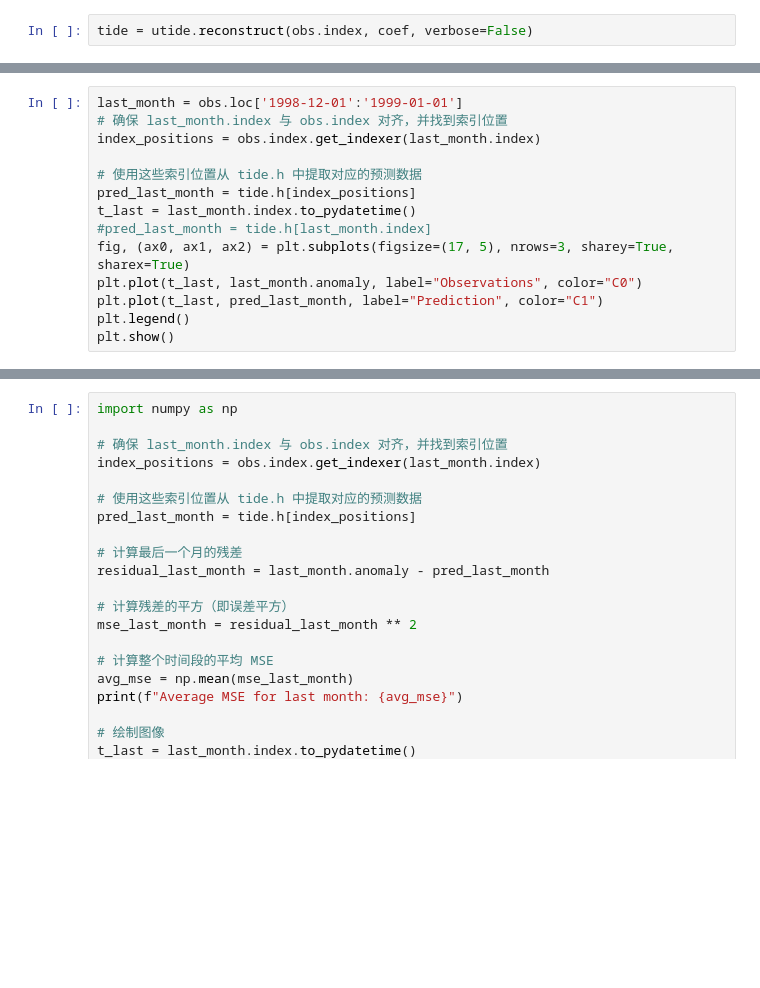
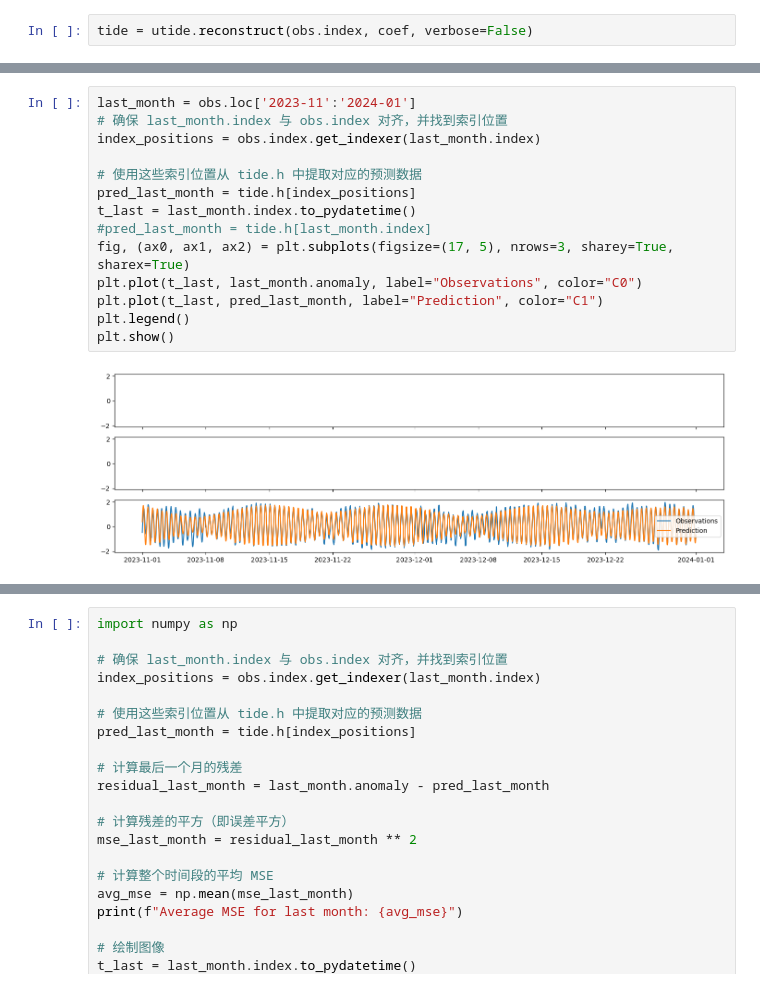
Before and after one commit to zhn66776/Tidal_try, a Jupyter notebook: utide.ipynb, the cells around one changed output, grey strips where cells are left out. Drawn from its saved outputs; the diff is of its cells as text; blank space fills up the shorter version.

```diff
--- a/utide.ipynb
+++ b/utide.ipynb
@@ -88,17 +224,19 @@ fig.legend(ncol=3, loc="upper center");
 # %%
-last_month = obs.loc['1998-12-01':'1999-01-01']
+last_month = obs.loc['2023-11':'2024-01']
 # 确保 last_month.index 与 obs.index 对齐，并找到索引位置
 index_positions = obs.index.get_indexer(last_month.index)
 
 # 使用这些索引位置从 tide.h 中提取对应的预测数据
 pred_last_month = tide.h[index_positions]
 t_last = last_month.index.to_pydatetime()
 #pred_last_month = tide.h[last_month.index]
 fig, (ax0, ax1, ax2) = plt.subplots(figsize=(17, 5), nrows=3, sharey=True, sharex=True)
 plt.plot(t_last, last_month.anomaly, label="Observations", color="C0")
 plt.plot(t_last, pred_last_month, label="Prediction", color="C1")
 plt.legend()
 plt.show()
+# %% [output]
+[figure, added]
 # %%
 # 确保 last_month.index 与 obs.index 对齐，并找到索引位置
 index_positions = obs.index.get_indexer(last_month.index)
```
Also changed, not shown: parts of 26 cells of this notebook, 3 other files.
